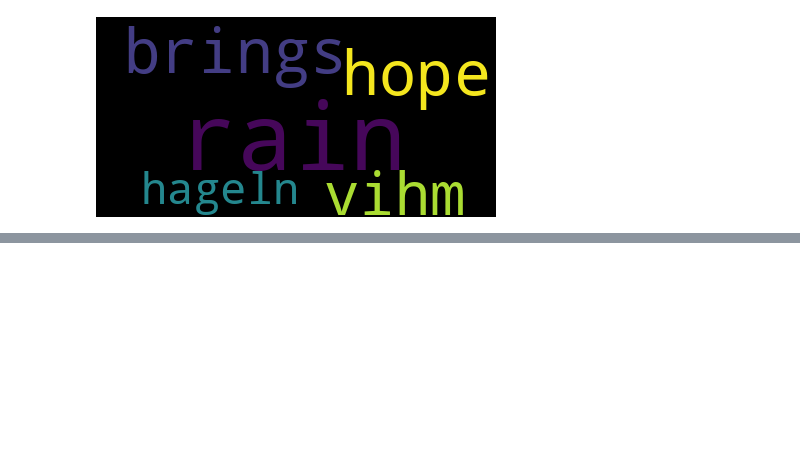
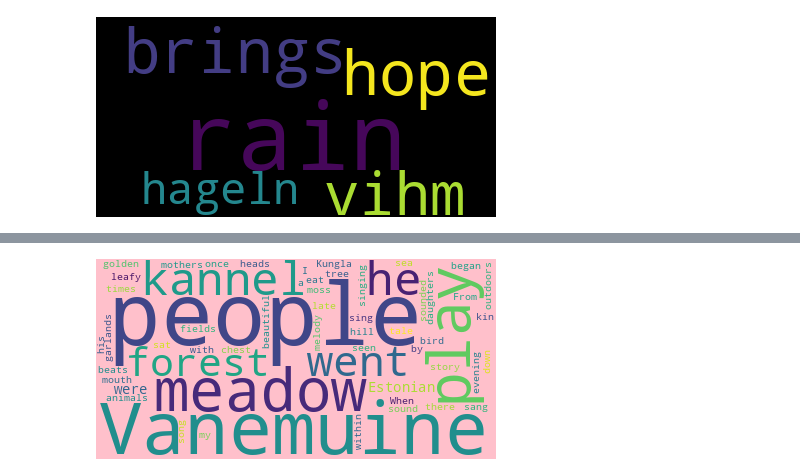
Before and after one commit to k3g3l-pixel/dt-2025-data-visualisation, a Jupyter notebook: notebooks/class_work/week_11.ipynb, the cells around one changed output, grey strips where cells are left out. Cells and saved outputs as stored; diff of their text form; code cells hidden in the pictures; blank space fills up the shorter version.

```diff
--- a/notebooks/class_work/week_11.ipynb
+++ b/notebooks/class_work/week_11.ipynb
@@ -120,0 +126,4 @@ text=urllib.request.urlopen("").read().decode("utf-8")
+# %%
+WordCloud(stopwords=["and", "them", "came","but","placed","the","s","on","of","to","in","then"],background_color="pink").generate_from_text(text).to_image()
+# %% [output]
+[figure, added]
```
Also changed, not shown: parts of 3 cells of this notebook, 1 other file.
